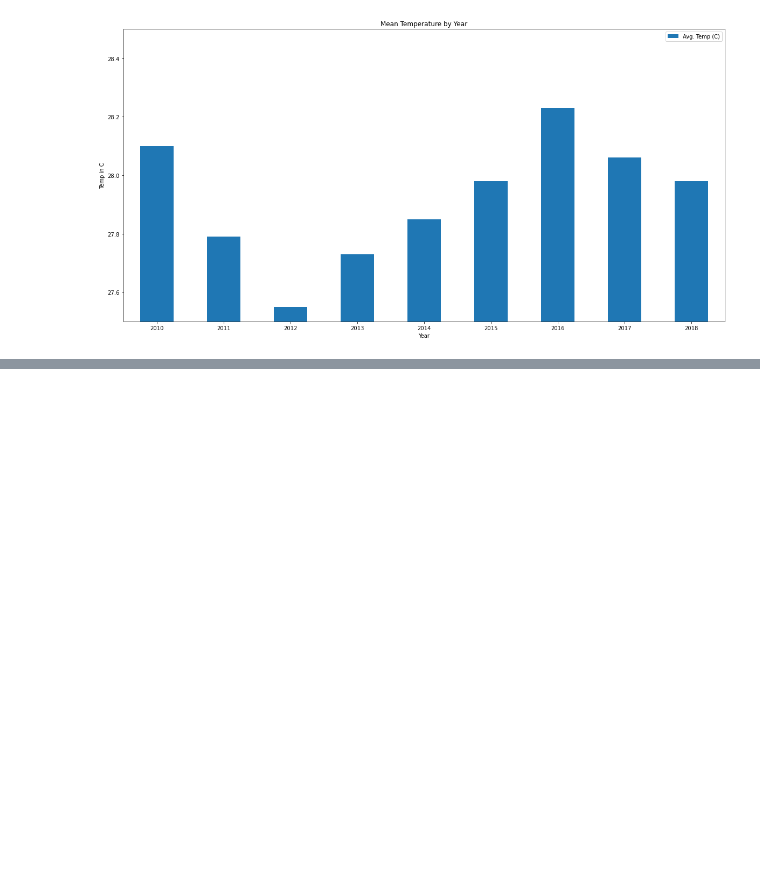
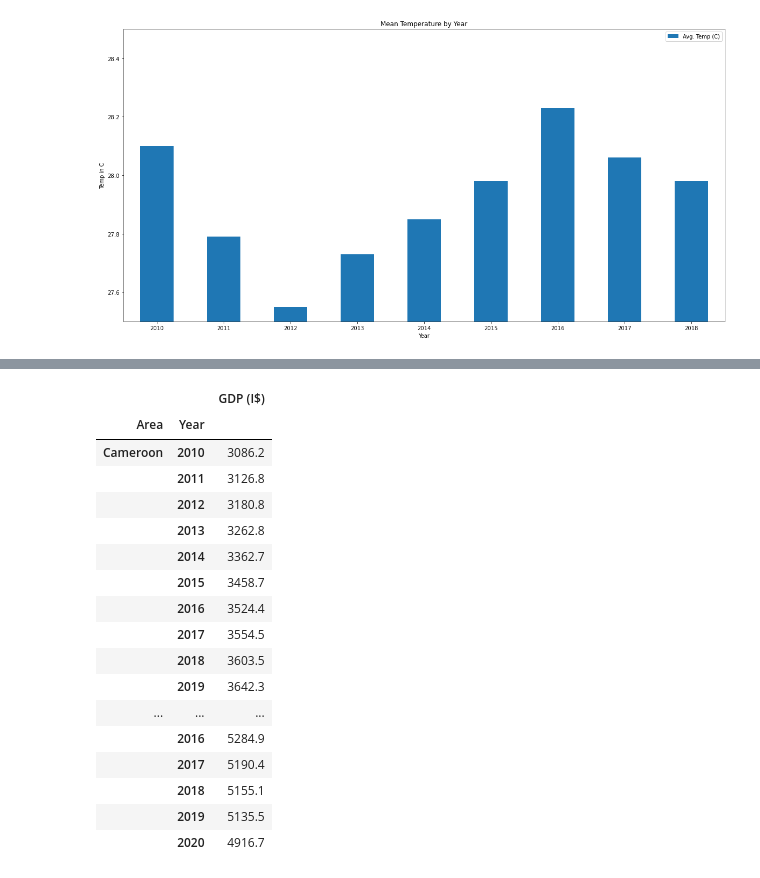
Before and after one commit to pekfrjufrirf12/project1_group3, a Jupyter notebook: Project Data/final_data.ipynb, the cells around one changed output, grey strips where cells are left out. Cells and saved outputs as stored; diff of their text form; code cells hidden in the pictures; blank space fills up the shorter version.

```diff
--- a/Project Data/final_data.ipynb
+++ b/Project Data/final_data.ipynb
@@ -204,0 +230,25 @@ joined_temp_mean_plot = joined_temp_mean.plot(kind='bar', figsize = (20,10), tit
+# %%
+gdp_df_path = Path('/Users', 'tylerhubbard', 'umnfintech', 'project1_group3',
+                   'Resources', 'gdp_df.csv')
+gdp_df = pd.read_csv(gdp_df_path, index_col=['Area', 'Year'])
+gdp_df = gdp_df.rename(columns={'Value' : 'GDP (I$)'})
+gdp_df
+# %% [output]
+|  |  | GDP (I$) |
+| Area | Year |  |
+| Cameroon | 2010 | 3086.2 |
+|  | 2011 | 3126.8 |
+|  | 2012 | 3180.8 |
+|  | 2013 | 3262.8 |
+|  | 2014 | 3362.7 |
+|  | 2015 | 3458.7 |
+|  | 2016 | 3524.4 |
+|  | 2017 | 3554.5 |
+|  | 2018 | 3603.5 |
+|  | 2019 | 3642.3 |
+| ... | ... | ... |
+|  | 2016 | 5284.9 |
+|  | 2017 | 5190.4 |
+|  | 2018 | 5155.1 |
+|  | 2019 | 5135.5 |
+|  | 2020 | 4916.7 |
```
Also changed, not shown: parts of 6 cells of this notebook.
